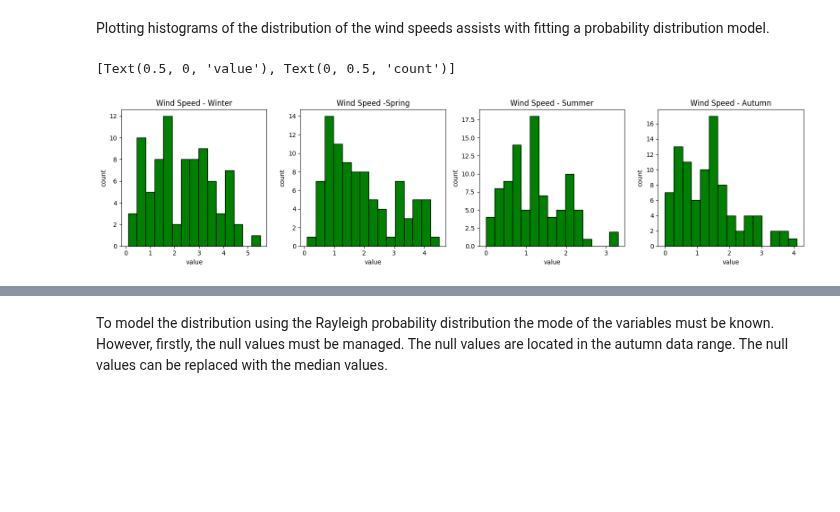
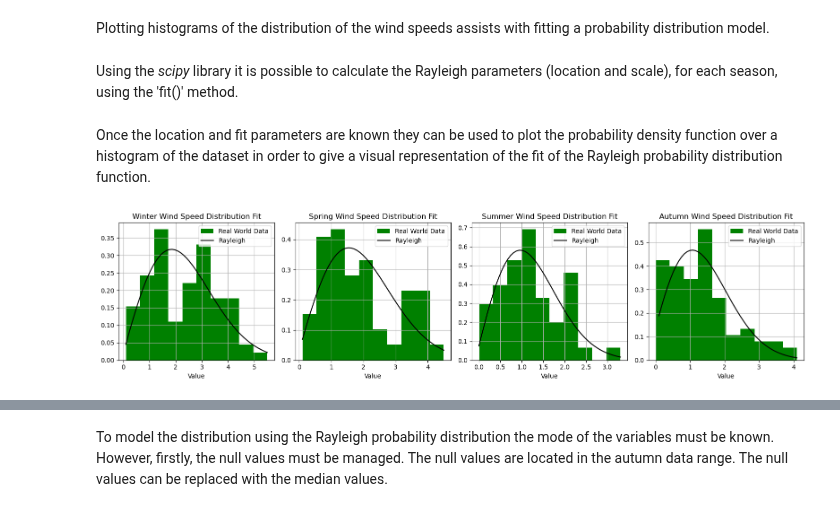
Before and after one commit to humphs078/ProgrammingforDataAnalysisAssignment_1, a Jupyter notebook: submission_notebook.ipynb, the cells around one changed output, grey strips where cells are left out. Cells and saved outputs as stored; diff of their text form; code cells hidden in the pictures; blank space fills up the shorter version.

Commit message:
Test SciPi PDF plotting

```diff
--- a/submission_notebook.ipynb
+++ b/submission_notebook.ipynb
@@ -264,26 +264,58 @@ where $\sigma$ is the scale parameter of the distribution.
 Using numpy it is possible to draw samples from the Rayleigh distribution. The python syntax of the Rayleigh distribution is `random.Generator.rayleigh(scale=1.0, size=None)`. The scale also equals the mode also equals the mode (numpy.org, n.d.).
 # %% [markdown]
 Plotting histograms of the distribution of the wind speeds assists with fitting a probability distribution model.
-# %%
-plt.rcParams["figure.figsize"] = [16, 4]
-plt.rcParams["figure.autolayout"] = True
-
-fig, axis = plt.subplots(1, 4)
-axis[0].hist(winter['wind_speed_m_s'], color = 'green', edgecolor = 'black', bins=15)
-axis[0].set_title("Wind Speed - Winter")
-axis[0].set(xlabel='value', ylabel='count')
-axis[1].hist(spring['wind_speed_m_s'], color = 'green', edgecolor = 'black', bins=15)
-axis[1].set_title("Wind Speed -Spring")
-axis[1].set(xlabel='value', ylabel='count')
-axis[2].hist(summer['wind_speed_m_s'], color = 'green', edgecolor = 'black', bins=15)
-axis[2].set_title("Wind Speed - Summer")
-axis[2].set(xlabel='value', ylabel='count')
-axis[3].hist(autumn['wind_speed_m_s'], color = 'green', edgecolor = 'black', bins=15)
-axis[3].set_title("Wind Speed - Autumn")
-axis[3].set(xlabel='value', ylabel='count')
-# %% [output]
-[Text(0.5, 0, 'value'), Text(0, 0.5, 'count')]
-[figure, removed]
+# %% [markdown]
+Using the *scipy* library it is possible to calculate the Rayleigh parameters (location and scale), for each season, using the 'fit()' method.
+# %%
+from scipy import stats
+
+winter_loc, winter_scale = stats.rayleigh.fit(winter['wind_speed_m_s'])
+spring_loc, spring_scale = stats.rayleigh.fit(spring['wind_speed_m_s'])
+summer_loc, summer_scale = stats.rayleigh.fit(summer['wind_speed_m_s'])
+autumn_loc, autumn_scale = stats.rayleigh.fit(autumn['wind_speed_m_s'])
+# %% [markdown]
+Once the location and fit parameters are known they can be used to plot the probability density function over a histogram of the dataset in order to give a visual representation of the fit of the Rayleigh probability distribution function.
+# %%
+# code adapted from https://stackoverflow.com/questions/63637144/python-rayleigh-fit-histogram [Accessed 15 Nov. 2023].
+
+winter_xl = np.linspace(winter['wind_speed_m_s'].min(), winter['wind_speed_m_s'].max())
+spring_xl = np.linspace(spring['wind_speed_m_s'].min(), spring['wind_speed_m_s'].max())
+summer_xl = np.linspace(summer['wind_speed_m_s'].min(), summer['wind_speed_m_s'].max())
+autumn_xl = np.linspace(winter['wind_speed_m_s'].min(), autumn['wind_speed_m_s'].max())
+
+
+# Display Results:
+fig, axe = plt.subplots(1, 4)
+
+axe[0].hist(winter['wind_speed_m_s'],density=1, label="Real World Data", color='green')
+axe[0].plot(winter_xl,stats.rayleigh(scale=winter_scale, loc=winter_loc).pdf(winter_xl), label="Rayleigh", color='black')
+axe[0].set_title("Winter Wind Speed Distribution Fit")
+axe[0].set_xlabel("Value")
+axe[0].legend()
+axe[0].grid()
+
+axe[1].hist(spring['wind_speed_m_s'],density=1, label="Real World Data", color='green')
+axe[1].plot(spring_xl,stats.rayleigh(scale=spring_scale, loc=spring_loc).pdf(spring_xl), label="Rayleigh", color='black')
+axe[1].set_title("Spring Wind Speed Distribution Fit")
+axe[1].set_xlabel("Value")
+axe[1].legend()
+axe[1].grid()
+
+axe[2].hist(summer['wind_speed_m_s'],density=1, label="Real World Data", color='green')
+axe[2].plot(summer_xl,stats.rayleigh(scale=summer_scale, loc=summer_loc).pdf(summer_xl), label="Rayleigh", color='black')
+axe[2].set_title("Summer Wind Speed Distribution Fit")
+axe[2].set_xlabel("Value")
+axe[2].legend()
+axe[2].grid()
+
+axe[3].hist(autumn['wind_speed_m_s'],density=1, label="Real World Data", color='green')
+axe[3].plot(autumn_xl,stats.rayleigh(scale=autumn_scale, loc=autumn_loc).pdf(autumn_xl), label="Rayleigh", color='black')
+axe[3].set_title("Autumn Wind Speed Distribution Fit")
+axe[3].set_xlabel("Value")
+axe[3].legend()
+axe[3].grid()
+# %% [output]
+[figure, added]
 # %% [markdown]
 Wind speed appears to be more widely distributed over a greater range in winter and spring than in the summer and autumn with a higher frequency of lower speeds vs higher speeds. The appearance of the distributions is similar to "standard" bell curve, however the distribution appears to be shifted to the right which is more consistent with the characteristics of a Rayleigh distribution.
 
```
Also changed, not shown: parts of 3 cells of this notebook, 1 other file.
